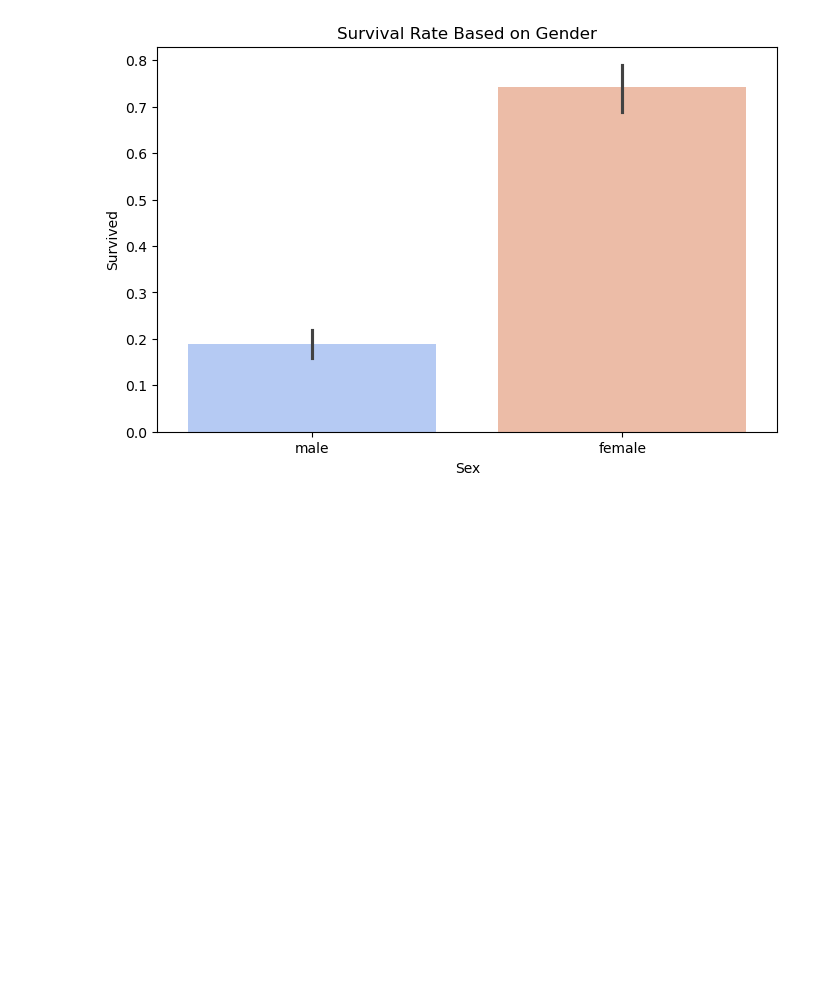
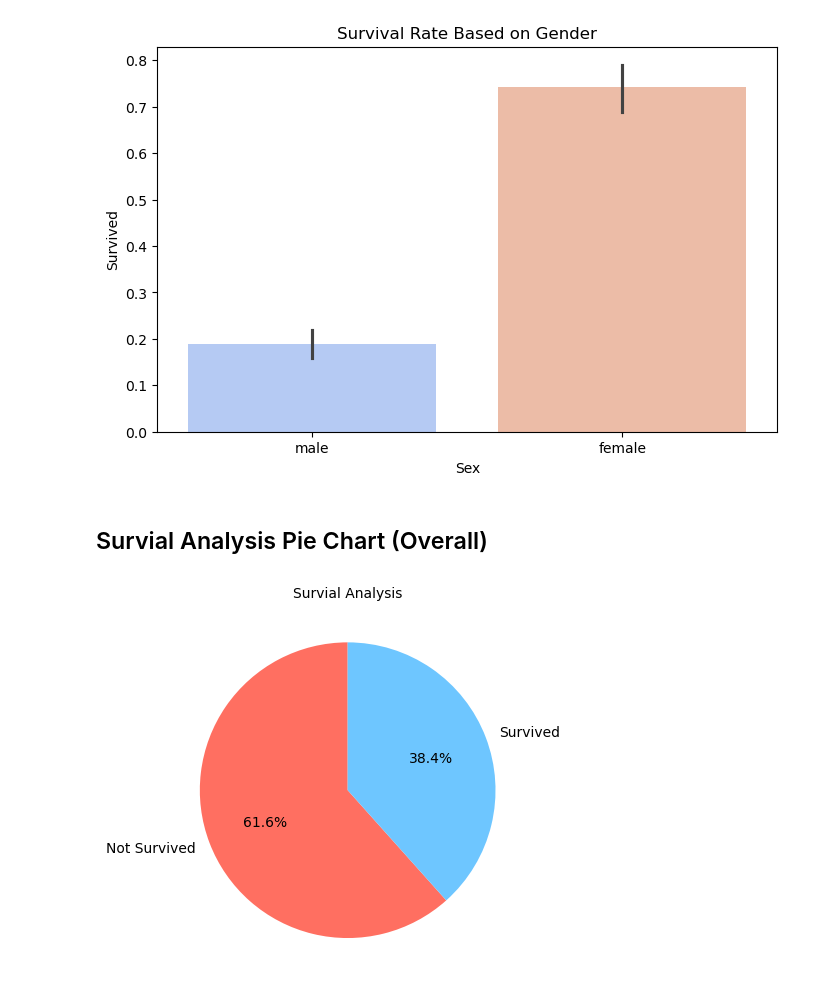
Before and after one commit to Riffatad/Module5-Project, a Jupyter notebook: Titanic.ipynb, the cells around one changed output. Cells and saved outputs as stored; diff of their text form; code cells hidden in the pictures; blank space fills up the shorter version.

```diff
--- a/Titanic.ipynb
+++ b/Titanic.ipynb
@@ -225,3 +225,18 @@ Passing `palette` without assigning `hue` is deprecated and will be removed in v
 [figure]
 # %%
 In this barchart we only compared the gender to see the survival rate and clearly female bar is higher shows that more women were survived than men.
+# %% [markdown]
+## Survial Analysis Pie Chart (Overall)
+# %%
+Titanic_data['Survived'].value_counts().plot(
+    kind='pie',
+    labels=['Not Survived', 'Survived'],
+    colors=['#ff6f61', '#6ec6ff'],
+    autopct='%.1f%%',
+    startangle=90
+)
+plt.title("Survial Analysis", fontsize=10)
+plt.ylabel('')
+plt.show()
+# %% [output]
+[figure, added]
```
